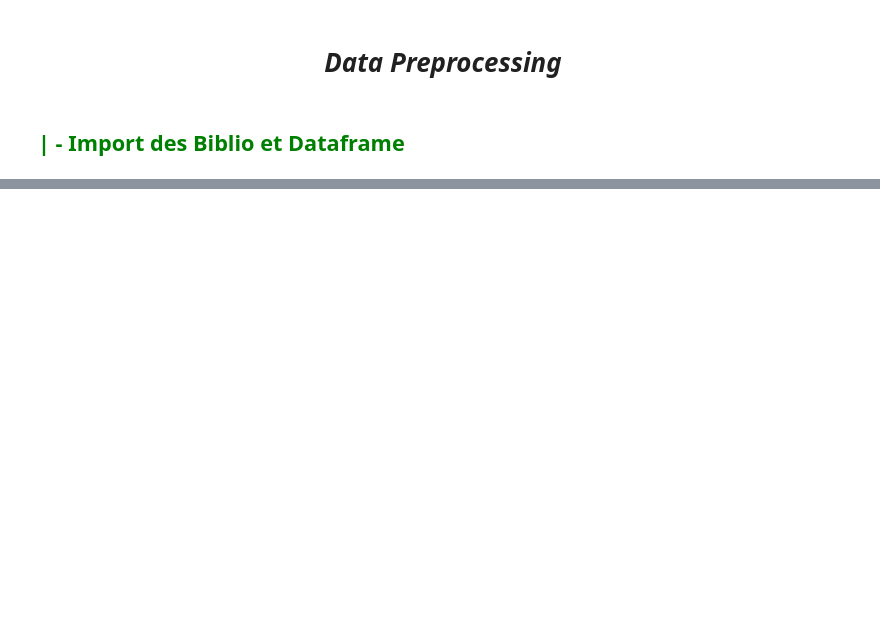
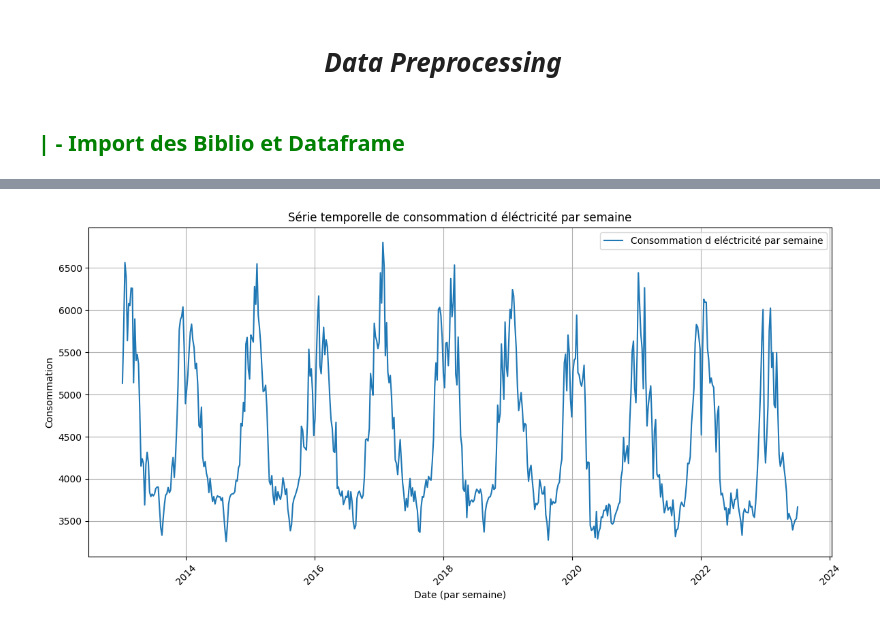
Before and after one commit to Noura-ou/Series_temporelles_CONSOMMATION_ELECTRIQUE, a Jupyter notebook: src/data_preprocessing.ipynb, the cells around one changed output, grey strips where cells are left out. Cells and saved outputs as stored; diff of their text form; code cells hidden in the pictures; blank space fills up the shorter version.

```diff
--- a/src/data_preprocessing.ipynb
+++ b/src/data_preprocessing.ipynb
@@ -20,0 +208,21 @@ df.head()
+# %%
+
+
+# Définir la fréquence d'échantillonnage par semaine
+weekly_data = df.resample('W').mean()
+
+# Créer le graphique pour la consommation de gaz par semaine
+plt.figure(figsize=(12, 6))
+plt.plot(weekly_data.index, weekly_data['consommation_brute_electricite_rte'], label='Consommation d eléctricité par semaine')
+plt.xlabel('Date (par semaine)')
+plt.ylabel('Consommation')
+plt.title('Série temporelle de consommation d éléctricité par semaine')
+plt.grid(True)
+plt.legend()
+plt.xticks(rotation=45)
+
+# Afficher le graphique par semaine
+plt.tight_layout()
+plt.show()
+# %% [output]
+[figure, added]
```
Also changed, not shown: parts of 25 cells of this notebook.
